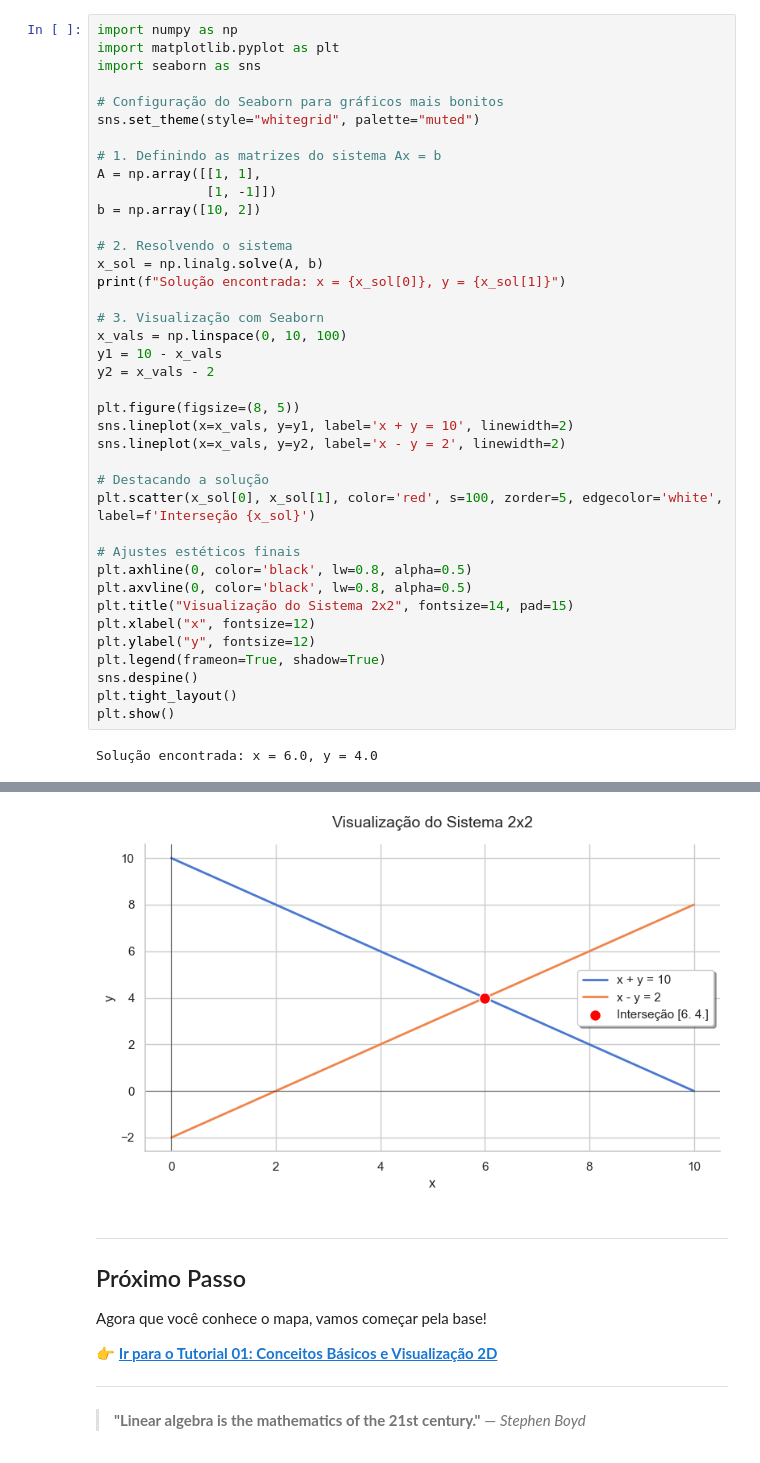
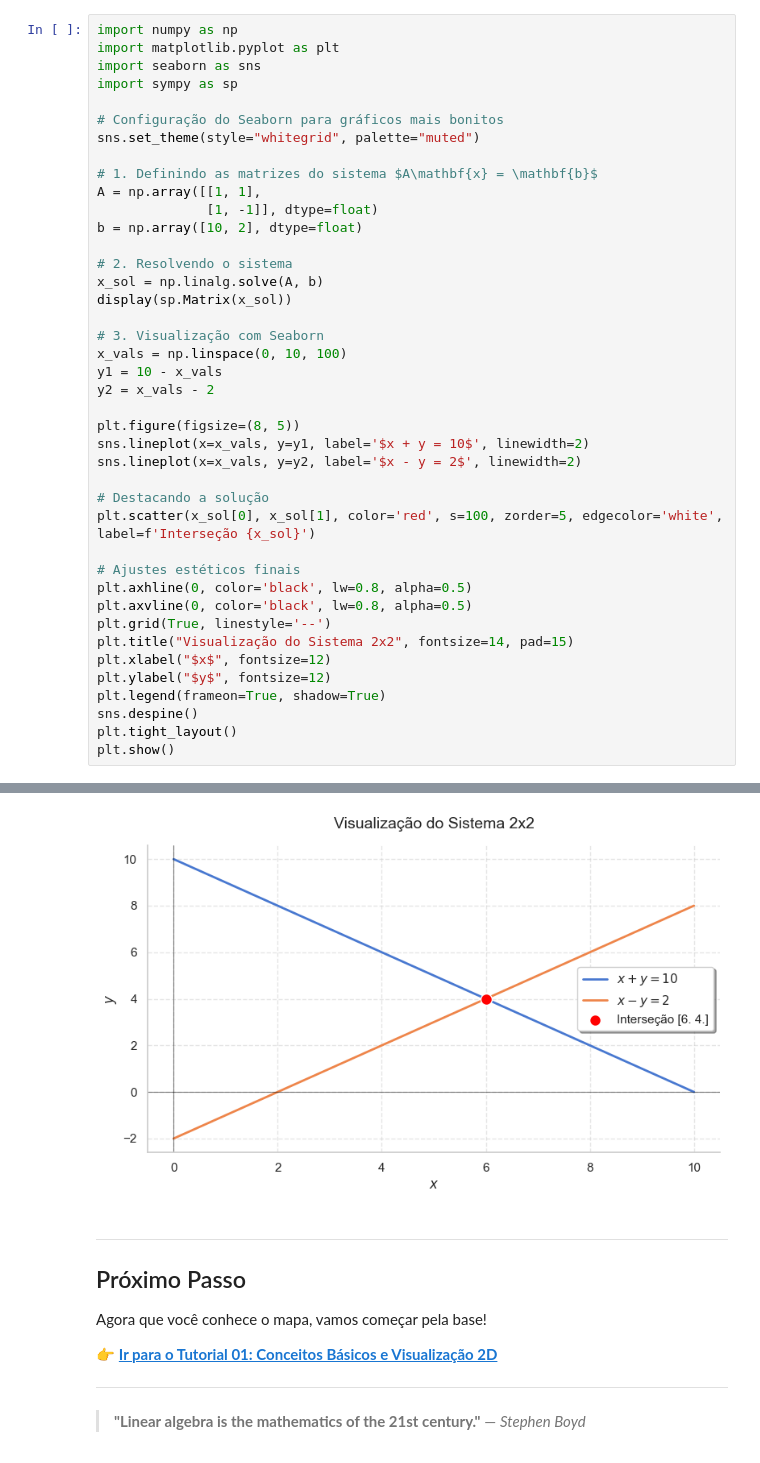
Before and after one commit to TarcioDiniz/linear-algebra-systems-notebook, a Jupyter notebook: notebooks/00_introducao_e_roadmap.ipynb, the cells around one changed output, grey strips where cells are left out. Cells and saved outputs as stored; diff of their text form.

```diff
--- a/notebooks/00_introducao_e_roadmap.ipynb
+++ b/notebooks/00_introducao_e_roadmap.ipynb
@@ -152,18 +132,19 @@ Observe o código abaixo para ver a solução numérica e visual:
 import numpy as np
 import matplotlib.pyplot as plt
 import seaborn as sns
+import sympy as sp
 
 # Configuração do Seaborn para gráficos mais bonitos
 sns.set_theme(style="whitegrid", palette="muted")
 
-# 1. Definindo as matrizes do sistema Ax = b
+# 1. Definindo as matrizes do sistema $A\mathbf{x} = \mathbf{b}$
 A = np.array([[1, 1],
-              [1, -1]])
-b = np.array([10, 2])
+              [1, -1]], dtype=float)
+b = np.array([10, 2], dtype=float)
 
 # 2. Resolvendo o sistema
 x_sol = np.linalg.solve(A, b)
-print(f"Solução encontrada: x = {x_sol[0]}, y = {x_sol[1]}")
+display(sp.Matrix(x_sol))
 
 # 3. Visualização com Seaborn
 x_vals = np.linspace(0, 10, 100)
@@ -171,8 +152,8 @@ y1 = 10 - x_vals
 y2 = x_vals - 2
 
 plt.figure(figsize=(8, 5))
-sns.lineplot(x=x_vals, y=y1, label='x + y = 10', linewidth=2)
-sns.lineplot(x=x_vals, y=y2, label='x - y = 2', linewidth=2)
+sns.lineplot(x=x_vals, y=y1, label='$x + y = 10$', linewidth=2)
+sns.lineplot(x=x_vals, y=y2, label='$x - y = 2$', linewidth=2)
 
 # Destacando a solução
 plt.scatter(x_sol[0], x_sol[1], color='red', s=100, zorder=5, edgecolor='white', label=f'Interseção {x_sol}')
@@ -180,12 +161,12 @@ plt.scatter(x_sol[0], x_sol[1], color='red', s=100, zorder=5, edgecolor='white',
 # Ajustes estéticos finais
 plt.axhline(0, color='black', lw=0.8, alpha=0.5)
 plt.axvline(0, color='black', lw=0.8, alpha=0.5)
+plt.grid(True, linestyle='--')
 plt.title("Visualização do Sistema 2x2", fontsize=14, pad=15)
-plt.xlabel("x", fontsize=12)
-plt.ylabel("y", fontsize=12)
+plt.xlabel("$x$", fontsize=12)
+plt.ylabel("$y$", fontsize=12)
 plt.legend(frameon=True, shadow=True)
 sns.despine()
 plt.tight_layout()
 plt.show()
 # %% [output]
-Solução encontrada: x = 6.0, y = 4.0
@@ -192,4 +174,4 @@ Solução encontrada: x = 6.0, y = 4.0
-[figure, old version]
+[figure, new version]
 # %% [markdown]
 ---
 ## Próximo Passo
```
Also changed, not shown: parts of 2 cells of this notebook, 28 other files.
